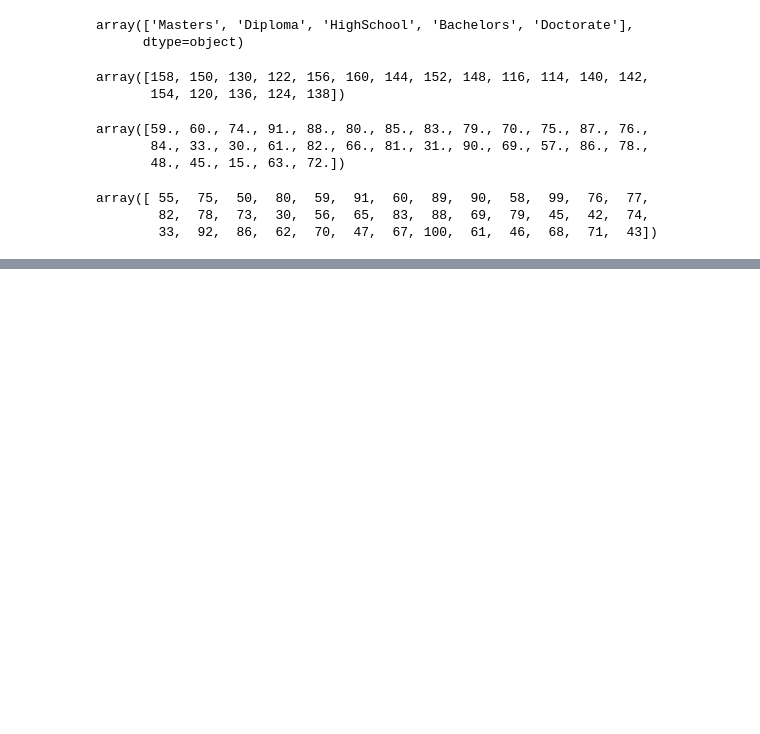
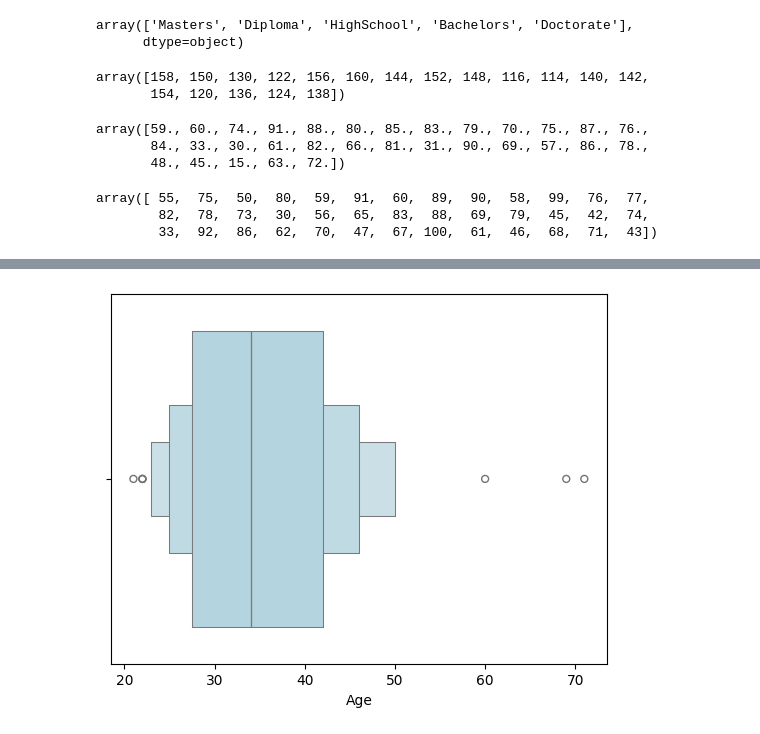
Before and after one commit to melyazedy22/AMIT-Workshops, a Jupyter notebook: Data_Preprocessing.ipynb, the cells around one changed output, grey strips where cells are left out. Drawn from its saved outputs; the diff is of its cells as text; code cells hidden in the pictures; blank space fills up the shorter version.

```diff
--- a/Data_Preprocessing.ipynb
+++ b/Data_Preprocessing.ipynb
@@ -266,0 +311,5 @@ array([ 55,  75,  50,  80,  59,  91,  60,  89,  90,  58,  99,  76,  77,
+# %%
+sns.boxenplot(x=df['Age'], color='lightblue')
+plt.show()
+# %% [output]
+[figure, added]
```
Also changed, not shown: parts of 28 cells of this notebook.
